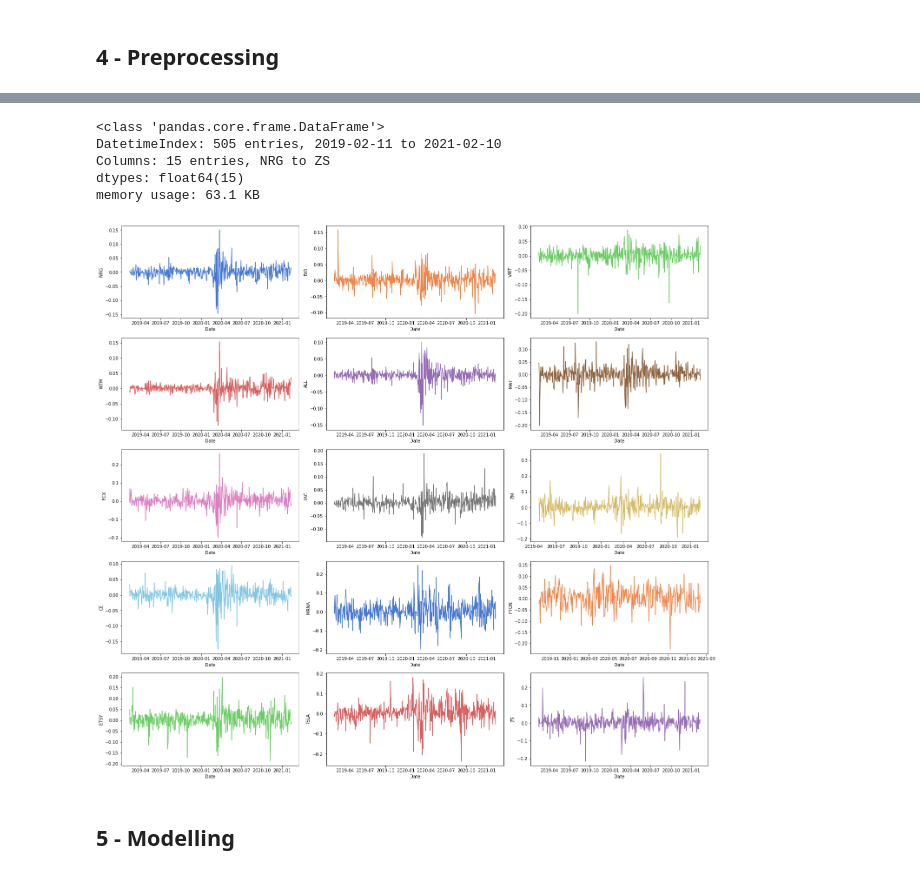
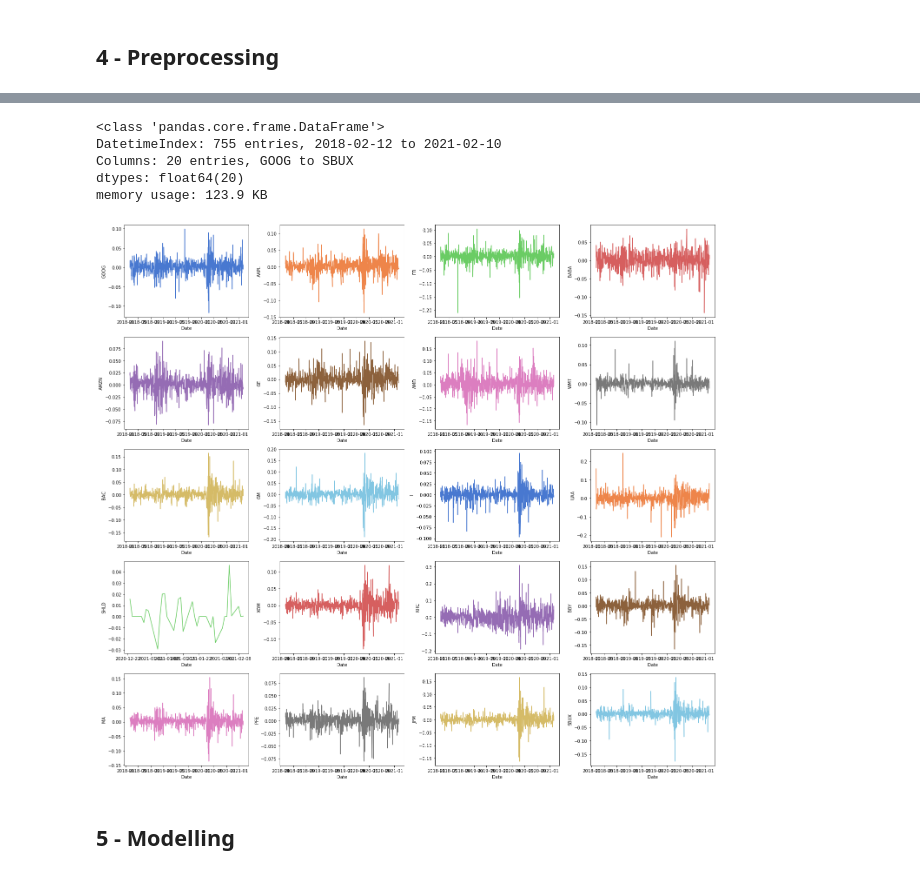
Before and after one commit to patohdzs/getting-them-stonks, a Jupyter notebook: stonks.ipynb, the cells around one changed output, grey strips where cells are left out. Cells and saved outputs as stored; diff of their text form; code cells hidden in the pictures.

```diff
--- a/stonks.ipynb
+++ b/stonks.ipynb
@@ -70,7 +70,8 @@ First, we need to gather data on stock prices for a selection of assets. We focu
 # %%
 # Specify asset symbols
-stocks = ['NRG','BIO','VIRT','WTM','ALL','MAT','FCX','IAC','ZM','CE','MRNA','PTON','ETSY','TSLA','ZS']
-data = web.DataReader(stocks, 'yahoo', start='2019/02/10', end='2021/02/10')
+stocks = ['GOOG', 'AAPL', 'FB', 'BABA', 'AMZN', 'GE', 'AMD', 'WMT', 'BAC', 'GM',
+'T', 'UAA', 'SHLD', 'XOM', 'RRC', 'BBY', 'MA', 'PFE', 'JPM', 'SBUX']
+data = web.DataReader(stocks, 'yahoo', start='2018/02/10', end='2021/02/10')
 data.head()
 # %% [output]
 | Attributes | Adj Close |  |  |  |  |  |  |  |  |  | ... |
@@ -106,9 +107,9 @@ data.head()
 # %%
-fig, axs = plt.subplots(5,3)
+fig, axs = plt.subplots(5,4)
 fig.set_size_inches(26, 26)
-for i in range(15):
+for i in range(20):
     sns.lineplot(data=data.iloc[:, i].dropna(),
-                ax=axs[i//3, i % 3],
+                ax=axs[i//4, i % 4],
                 color=standard_palette[i])
 
 plt.tight_layout()
@@ -119,21 +120,21 @@ returns = (np.log(data)).diff()
 returns.info(verbose=False)
 # %% [output]
 <class 'pandas.core.frame.DataFrame'>
-DatetimeIndex: 505 entries, 2019-02-11 to 2021-02-10
-Columns: 15 entries, NRG to ZS
-dtypes: float64(15)
-memory usage: 63.1 KB
+DatetimeIndex: 755 entries, 2018-02-12 to 2021-02-10
+Columns: 20 entries, GOOG to SBUX
+dtypes: float64(20)
+memory usage: 123.9 KB
 # %%
-fig, axs = plt.subplots(5,3)
+fig, axs = plt.subplots(5,4)
 fig.set_size_inches(20, 18)
-for i in range(15):
+for i in range(20):
     sns.lineplot(data=returns.iloc[:, i].dropna(),
-                ax=axs[i//3, i % 3],
+                ax=axs[i//4, i % 4],
                 color=standard_palette[i])
 
 plt.tight_layout()
 # %% [output]
-[figure, old version]
+[figure, new version]
 # %%
 ex_returns = returns.mean()
 cov_returns = returns.cov()
```
Also changed, not shown: parts of 15 cells of this notebook, 1 other file.
